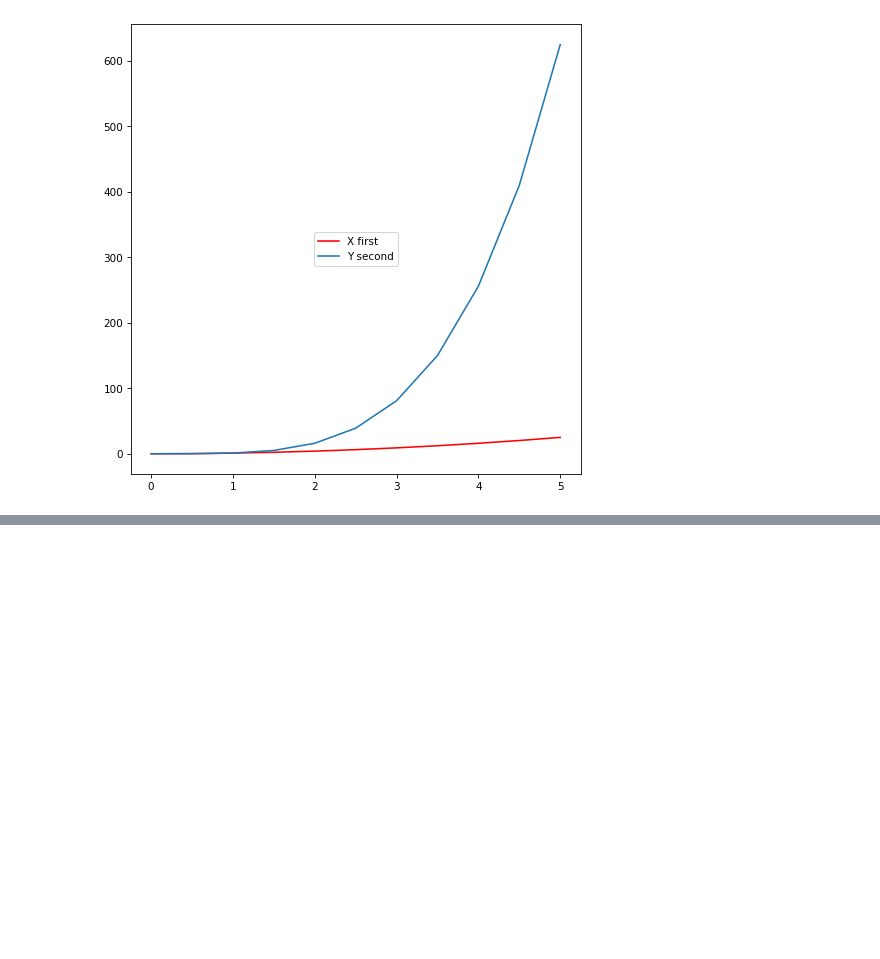
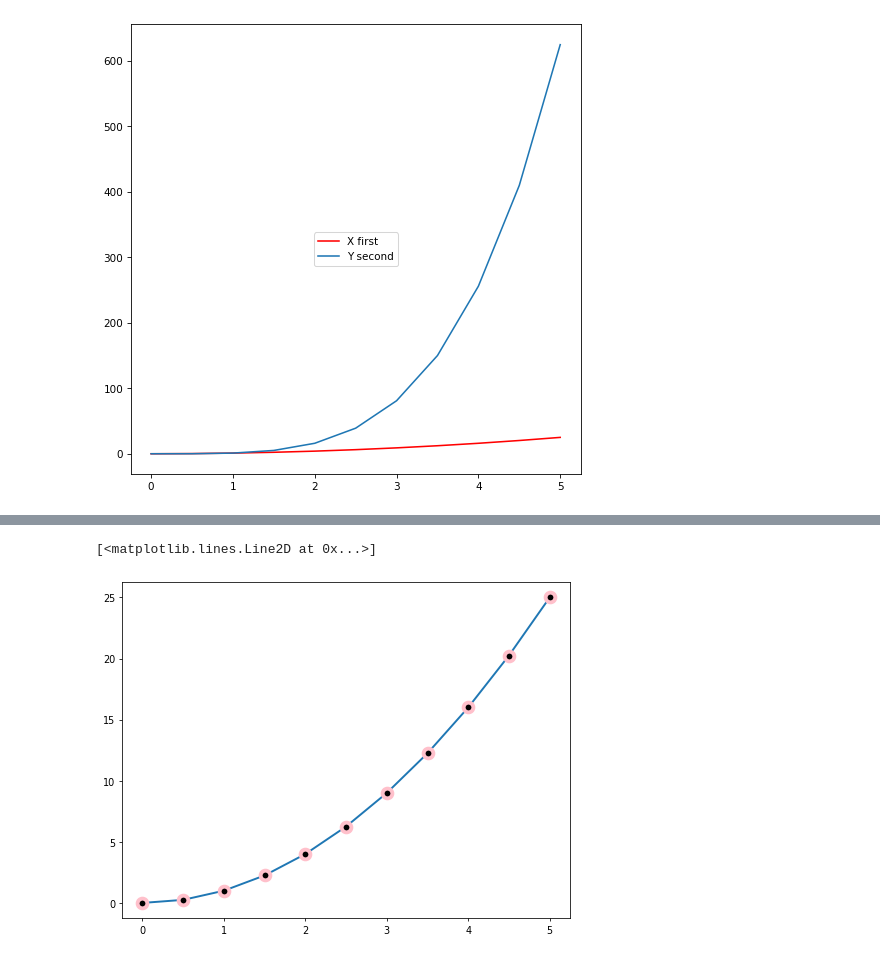
Before and after one commit to Lizaa-sm/python_to_DS, a Jupyter notebook: Python_MatPlot/Introduction_Matplotlib.ipynb, the cells around one changed output, grey strips where cells are left out. Cells and saved outputs as stored; diff of their text form; code cells hidden in the pictures; blank space fills up the shorter version.

```diff
--- a/Python_MatPlot/Introduction_Matplotlib.ipynb
+++ b/Python_MatPlot/Introduction_Matplotlib.ipynb
@@ -135,0 +184,8 @@ ax.legend(loc=10)
+# %%
+fig = plt.figure(dpi=70)
+axes = fig.add_axes([0,0,1,1])
+# Now, you want make marker:'o';'+';'*';'1'
+axes.plot(x,y,lw=2, marker='o', markersize='10', markerfacecolor='black',markeredgewidth=4, markeredgecolor='pink')
+# %% [output]
+[<matplotlib.lines.Line2D at 0x...>]
+[figure, added]
```
Also changed, not shown: parts of 9 cells of this notebook.
